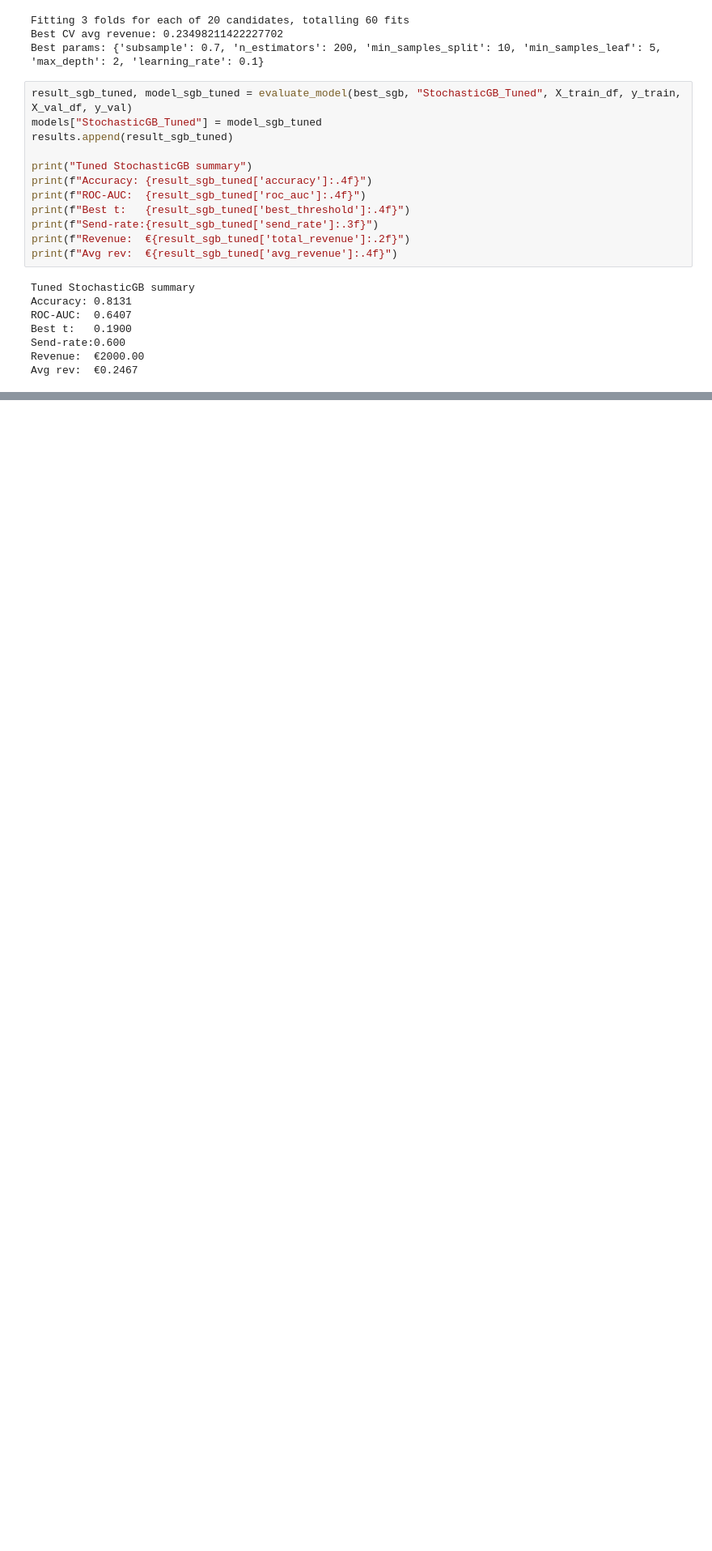
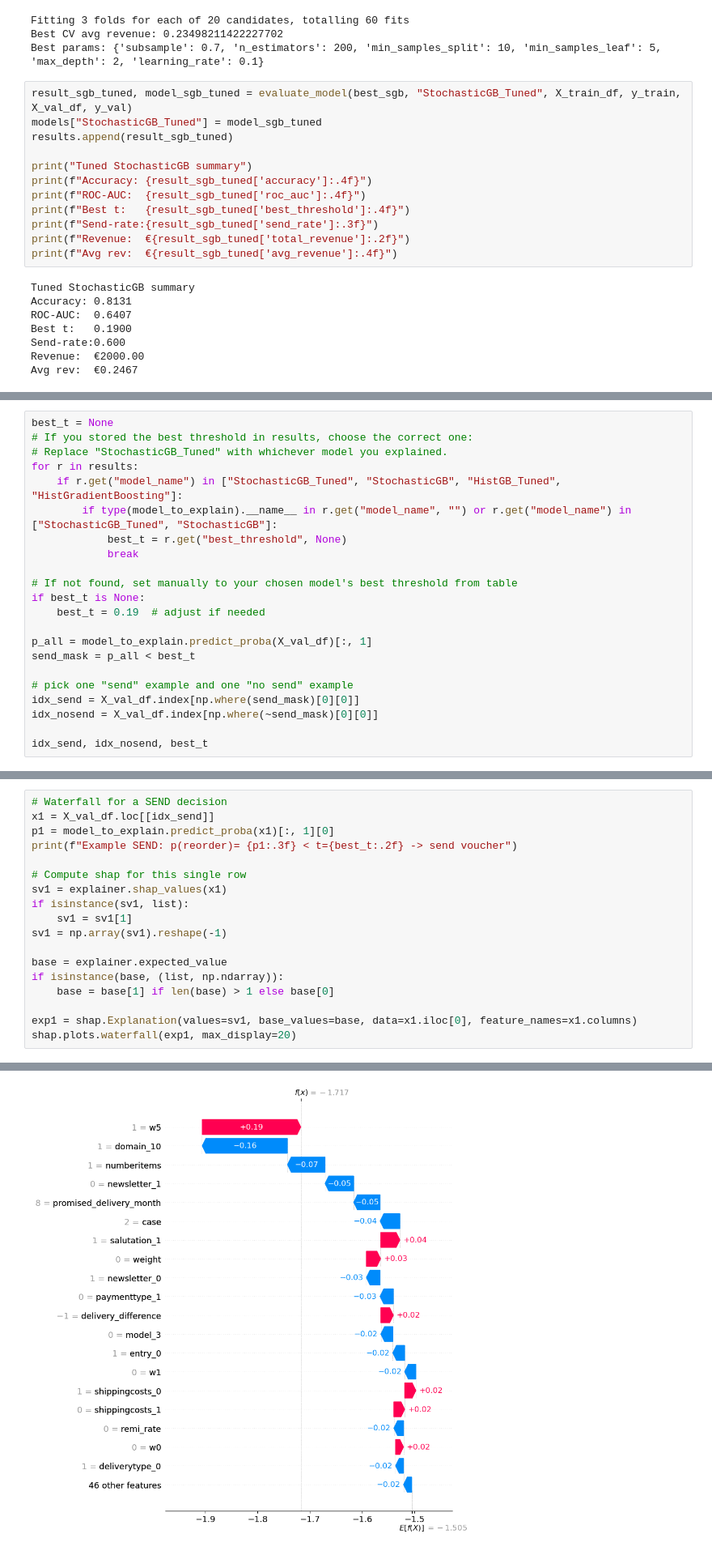
Before and after one commit to ungeralexan/ml_assignment, a Jupyter notebook: stand_safe_06_01/project.ipynb, the cells around one changed output, grey strips where cells are left out. Shown at 81% size. Cells and saved outputs as stored; diff of their text form; blank space fills up the shorter version.

```diff
--- a/stand_safe_06_01/project.ipynb
+++ b/stand_safe_06_01/project.ipynb
@@ -2257,0 +2153,22 @@ Model and sample data saved to 'shap_data.joblib' for SHAP analysis.
+# %%
+best_t = None
+# If you stored the best threshold in results, choose the correct one:
+# Replace "StochasticGB_Tuned" with whichever model you explained.
+for r in results:
+    if r.get("model_name") in ["StochasticGB_Tuned", "StochasticGB", "HistGB_Tuned", "HistGradientBoosting"]:
+        if type(model_to_explain).__name__ in r.get("model_name", "") or r.get("model_name") in ["StochasticGB_Tuned", "StochasticGB"]:
+            best_t = r.get("best_threshold", None)
+            break
+
+# If not found, set manually to your chosen model's best threshold from table
+if best_t is None:
+    best_t = 0.19  # adjust if needed
+
+p_all = model_to_explain.predict_proba(X_val_df)[:, 1]
+send_mask = p_all < best_t
+
+# pick one "send" example and one "no send" example
+idx_send = X_val_df.index[np.where(send_mask)[0][0]]
+idx_nosend = X_val_df.index[np.where(~send_mask)[0][0]]
+
+idx_send, idx_nosend, best_t
@@ -2257,0 +2177,19 @@ Model and sample data saved to 'shap_data.joblib' for SHAP analysis.
+# %%
+# Waterfall for a SEND decision
+x1 = X_val_df.loc[[idx_send]]
+p1 = model_to_explain.predict_proba(x1)[:, 1][0]
+print(f"Example SEND: p(reorder)= {p1:.3f} < t={best_t:.2f} -> send voucher")
+
+# Compute shap for this single row
+sv1 = explainer.shap_values(x1)
+if isinstance(sv1, list):
+    sv1 = sv1[1]
+sv1 = np.array(sv1).reshape(-1)
+
+base = explainer.expected_value
+if isinstance(base, (list, np.ndarray)):
+    base = base[1] if len(base) > 1 else base[0]
+
+exp1 = shap.Explanation(values=sv1, base_values=base, data=x1.iloc[0], feature_names=x1.columns)
+shap.plots.waterfall(exp1, max_display=20)
+# %% [output]
@@ -2257,0 +2197 @@ Model and sample data saved to 'shap_data.joblib' for SHAP analysis.
+[figure, added]
```
Also changed, not shown: parts of 28 cells of this notebook, 1 other file.
